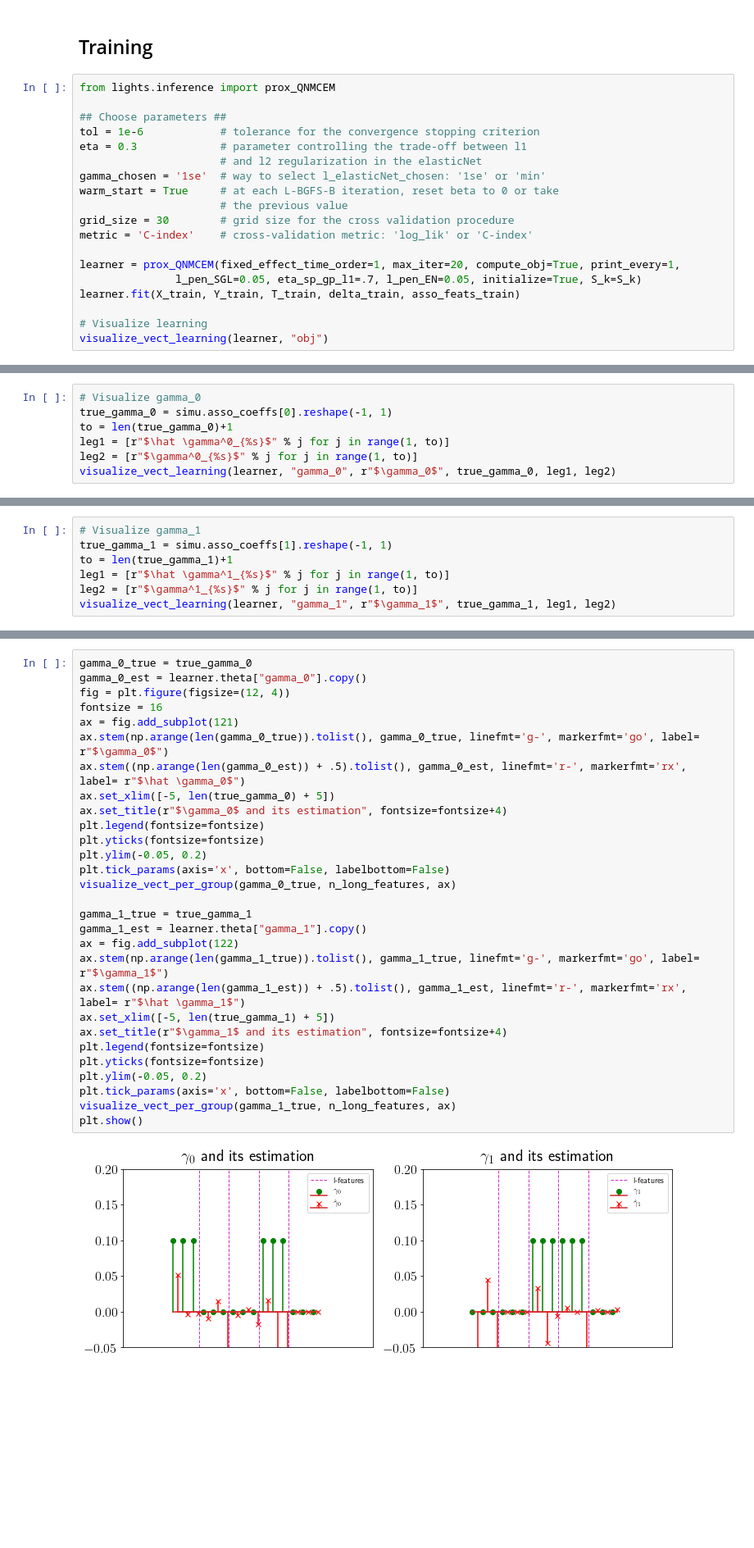
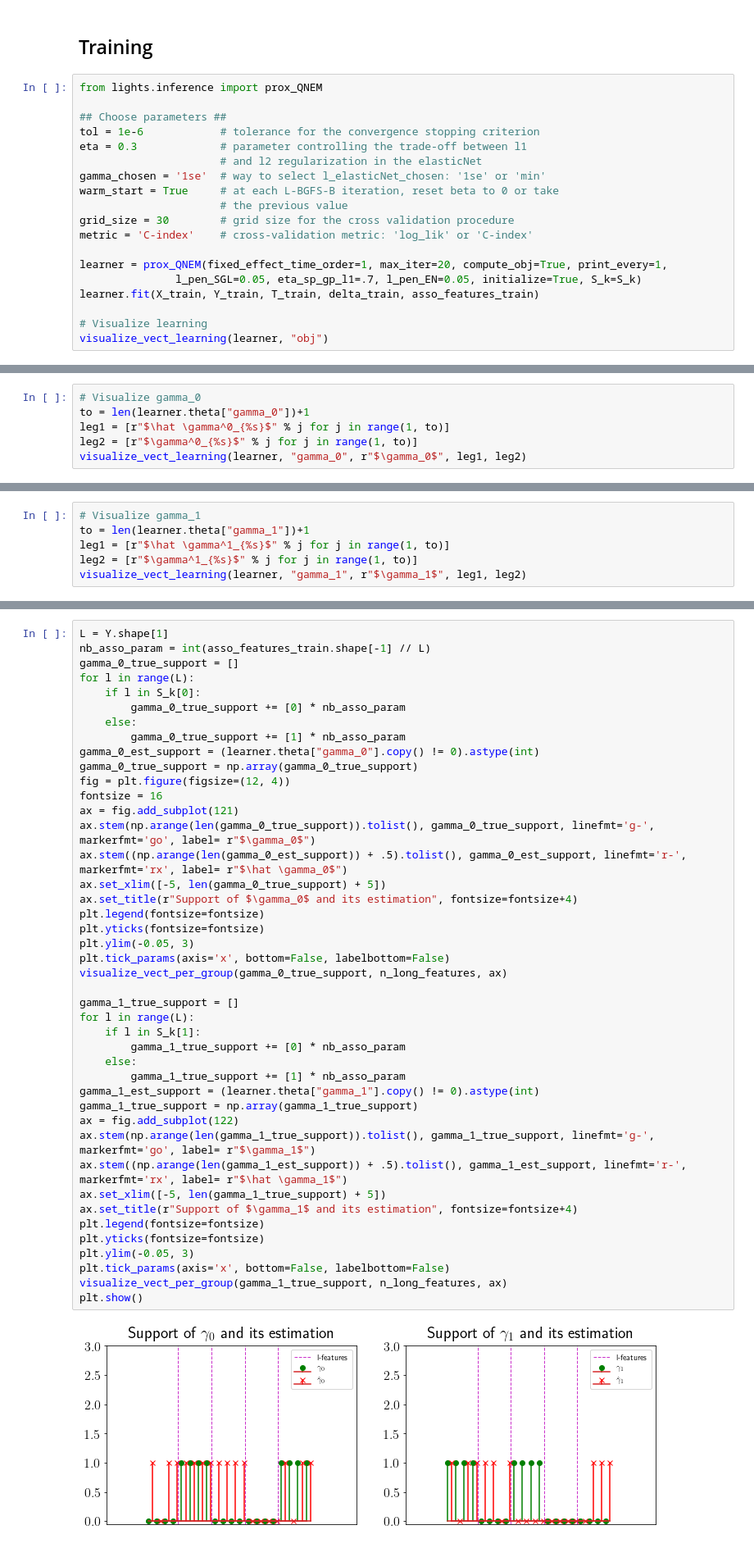
Before and after one commit to Califrais/flash, a Jupyter notebook: Lights tutorial.ipynb, the cells around one changed output, grey strips where cells are left out. Shown at 82% size. Saved outputs shown, nothing was run; the diff lists cells and outputs as text; blank space fills up the shorter version.

```diff
--- a/Lights tutorial.ipynb
+++ b/Lights tutorial.ipynb
@@ -385,7 +414,7 @@ print("%d%% for training, %d%% for testing."
 # %% [markdown]
 ## Training
 # %%
-from lights.inference import prox_QNMCEM
+from lights.inference import prox_QNEM
 
 ## Choose parameters ##
 tol = 1e-6            # tolerance for the convergence stopping criterion
@@ -397,9 +426,9 @@ warm_start = True     # at each L-BGFS-B iteration, reset beta to 0 or take
 grid_size = 30        # grid size for the cross validation procedure
 metric = 'C-index'    # cross-validation metric: 'log_lik' or 'C-index'
 
-learner = prox_QNMCEM(fixed_effect_time_order=1, max_iter=20, compute_obj=True, print_every=1,
+learner = prox_QNEM(fixed_effect_time_order=1, max_iter=20, compute_obj=True, print_every=1,
                l_pen_SGL=0.05, eta_sp_gp_l1=.7, l_pen_EN=0.05, initialize=True, S_k=S_k)
-learner.fit(X_train, Y_train, T_train, delta_train, asso_feats_train)
+learner.fit(X_train, Y_train, T_train, delta_train, asso_features_train)
 
 # Visualize learning
 visualize_vect_learning(learner, "obj")
@@ -510,8 +539,7 @@ plt.show()
 # %%
 # Visualize gamma_0
-true_gamma_0 = simu.asso_coeffs[0].reshape(-1, 1)
-to = len(true_gamma_0)+1
+to = len(learner.theta["gamma_0"])+1
 leg1 = [r"$\hat \gamma^0_{%s}$" % j for j in range(1, to)]
 leg2 = [r"$\gamma^0_{%s}$" % j for j in range(1, to)]
-visualize_vect_learning(learner, "gamma_0", r"$\gamma_0$", true_gamma_0, leg1, leg2)
+visualize_vect_learning(learner, "gamma_0", r"$\gamma_0$", leg1, leg2)
 # %% [output]
@@ -519,8 +547,7 @@ visualize_vect_learning(learner, "gamma_0", r"$\gamma_0$", true_gamma_0, leg1, l
 # %%
 # Visualize gamma_1
-true_gamma_1 = simu.asso_coeffs[1].reshape(-1, 1)
-to = len(true_gamma_1)+1
+to = len(learner.theta["gamma_1"])+1
 leg1 = [r"$\hat \gamma^1_{%s}$" % j for j in range(1, to)]
 leg2 = [r"$\gamma^1_{%s}$" % j for j in range(1, to)]
-visualize_vect_learning(learner, "gamma_1", r"$\gamma_1$", true_gamma_1, leg1, leg2)
+visualize_vect_learning(learner, "gamma_1", r"$\gamma_1$", leg1, leg2)
 # %% [output]
@@ -528,34 +555,48 @@ visualize_vect_learning(learner, "gamma_1", r"$\gamma_1$", true_gamma_1, leg1, l
 # %%
-gamma_0_true = true_gamma_0
-gamma_0_est = learner.theta["gamma_0"].copy()
+L = Y.shape[1]
+nb_asso_param = int(asso_features_train.shape[-1] // L)
+gamma_0_true_support = []
+for l in range(L):
+    if l in S_k[0]:
+        gamma_0_true_support += [0] * nb_asso_param
+    else:
+        gamma_0_true_support += [1] * nb_asso_param
+gamma_0_est_support = (learner.theta["gamma_0"].copy() != 0).astype(int)
+gamma_0_true_support = np.array(gamma_0_true_support)
 fig = plt.figure(figsize=(12, 4))
 fontsize = 16
 ax = fig.add_subplot(121)
-ax.stem(np.arange(len(gamma_0_true)).tolist(), gamma_0_true, linefmt='g-', markerfmt='go', label= r"$\gamma_0$")
-ax.stem((np.arange(len(gamma_0_est)) + .5).tolist(), gamma_0_est, linefmt='r-', markerfmt='rx', label= r"$\hat \gamma_0$")
-ax.set_xlim([-5, len(true_gamma_0) + 5])
-ax.set_title(r"$\gamma_0$ and its estimation", fontsize=fontsize+4)
+ax.stem(np.arange(len(gamma_0_true_support)).tolist(), gamma_0_true_support, linefmt='g-', markerfmt='go', label= r"$\gamma_0$")
+ax.stem((np.arange(len(gamma_0_est_support)) + .5).tolist(), gamma_0_est_support, linefmt='r-', markerfmt='rx', label= r"$\hat \gamma_0$")
+ax.set_xlim([-5, len(gamma_0_true_support) + 5])
+ax.set_title(r"Support of $\gamma_0$ and its estimation", fontsize=fontsize+4)
 plt.legend(fontsize=fontsize)
 plt.yticks(fontsize=fontsize)
-plt.ylim(-0.05, 0.2)
+plt.ylim(-0.05, 3)
 plt.tick_params(axis='x', bottom=False, labelbottom=False)
-visualize_vect_per_group(gamma_0_true, n_long_features, ax)
+visualize_vect_per_group(gamma_0_true_support, n_long_features, ax)
 
-gamma_1_true = true_gamma_1
-gamma_1_est = learner.theta["gamma_1"].copy()
+gamma_1_true_support = []
+for l in range(L):
+    if l in S_k[1]:
+        gamma_1_true_support += [0] * nb_asso_param
+    else:
+        gamma_1_true_support += [1] * nb_asso_param
+gamma_1_est_support = (learner.theta["gamma_1"].copy() != 0).astype(int)
+gamma_1_true_support = np.array(gamma_1_true_support)
 ax = fig.add_subplot(122)
-ax.stem(np.arange(len(gamma_1_true)).tolist(), gamma_1_true, linefmt='g-', markerfmt='go', label= r"$\gamma_1$")
-ax.stem((np.arange(len(gamma_1_est)) + .5).tolist(), gamma_1_est, linefmt='r-', markerfmt='rx', label= r"$\hat \gamma_1$")
-ax.set_xlim([-5, len(true_gamma_1) + 5])
-ax.set_title(r"$\gamma_1$ and its estimation", fontsize=fontsize+4)
+ax.stem(np.arange(len(gamma_1_true_support)).tolist(), gamma_1_true_support, linefmt='g-', markerfmt='go', label= r"$\gamma_1$")
+ax.stem((np.arange(len(gamma_1_est_support)) + .5).tolist(), gamma_1_est_support, linefmt='r-', markerfmt='rx', label= r"$\hat \gamma_1$")
+ax.set_xlim([-5, len(gamma_1_true_support) + 5])
+ax.set_title(r"Support of $\gamma_1$ and its estimation", fontsize=fontsize+4)
 plt.legend(fontsize=fontsize)
 plt.yticks(fontsize=fontsize)
-plt.ylim(-0.05, 0.2)
+plt.ylim(-0.05, 3)
 plt.tick_params(axis='x', bottom=False, labelbottom=False)
-visualize_vect_per_group(gamma_1_true, n_long_features, ax)
+visualize_vect_per_group(gamma_1_true_support, n_long_features, ax)
 plt.show()
 # %% [output]
-[figure, old version]
+[figure, new version]
 # %%
 # Check estimated covariance of random effect
 learner.theta["long_cov"]
```
Also changed, not shown: parts of 29 cells of this notebook.
